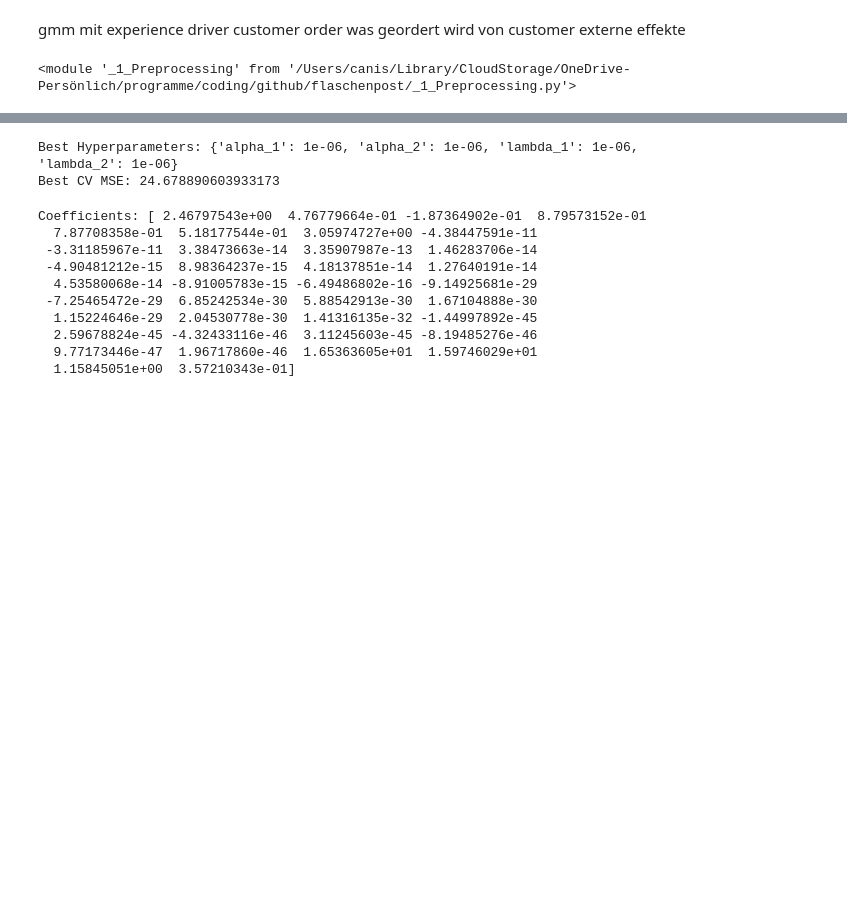
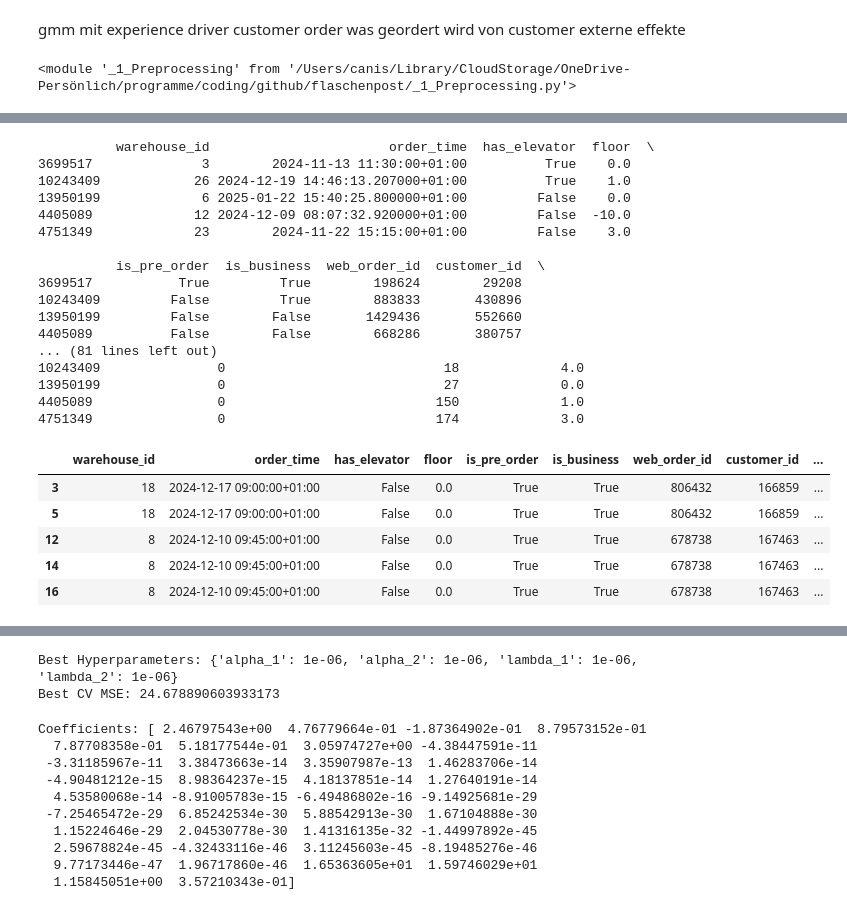
Before and after one commit to eelisee/flaschenpost, a Jupyter notebook: elise-bayesridgereg.ipynb, the cells around one changed output, grey strips where cells are left out. Saved outputs shown, nothing was run; the diff lists cells and outputs as text; code cells hidden in the pictures; blank space fills up the shorter version.

```diff
--- a/elise-bayesridgereg.ipynb
+++ b/elise-bayesridgereg.ipynb
@@ -22,0 +26,28 @@ KeyError: 'Column not found: box_id'
+# %%
+pd.set_option('display.max_columns', None)
+print(df_train.head())
+display(df_test.head())
+# %% [output]
+          warehouse_id                       order_time  has_elevator  floor  \
+3699517              3        2024-11-13 11:30:00+01:00          True    0.0
+10243409            26 2024-12-19 14:46:13.207000+01:00          True    1.0
+13950199             6 2025-01-22 15:40:25.800000+01:00         False    0.0
+4405089             12 2024-12-09 08:07:32.920000+01:00         False  -10.0
+4751349             23        2024-11-22 15:15:00+01:00         False    3.0
+
+          is_pre_order  is_business  web_order_id  customer_id  \
+3699517           True         True        198624        29208
+10243409         False         True        883833       430896
+13950199         False        False       1429436       552660
+4405089          False        False        668286       380757
+... (81 lines left out)
+10243409               0                            18             4.0
+13950199               0                            27             0.0
+4405089                0                           150             1.0
+4751349                0                           174             3.0
+|  | warehouse_id | order_time | has_elevator | floor | is_pre_order | is_business | web_order_id | customer_id | ... |
+| 3 | 18 | 2024-12-17 09:00:00+01:00 | False | 0.0 | True | True | 806432 | 166859 | ... |
+| 5 | 18 | 2024-12-17 09:00:00+01:00 | False | 0.0 | True | True | 806432 | 166859 | ... |
+| 12 | 8 | 2024-12-10 09:45:00+01:00 | False | 0.0 | True | True | 678738 | 167463 | ... |
+| 14 | 8 | 2024-12-10 09:45:00+01:00 | False | 0.0 | True | True | 678738 | 167463 | ... |
+| 16 | 8 | 2024-12-10 09:45:00+01:00 | False | 0.0 | True | True | 678738 | 167463 | ... |
```
Also changed, not shown: parts of 5 cells of this notebook, 8 other files.
